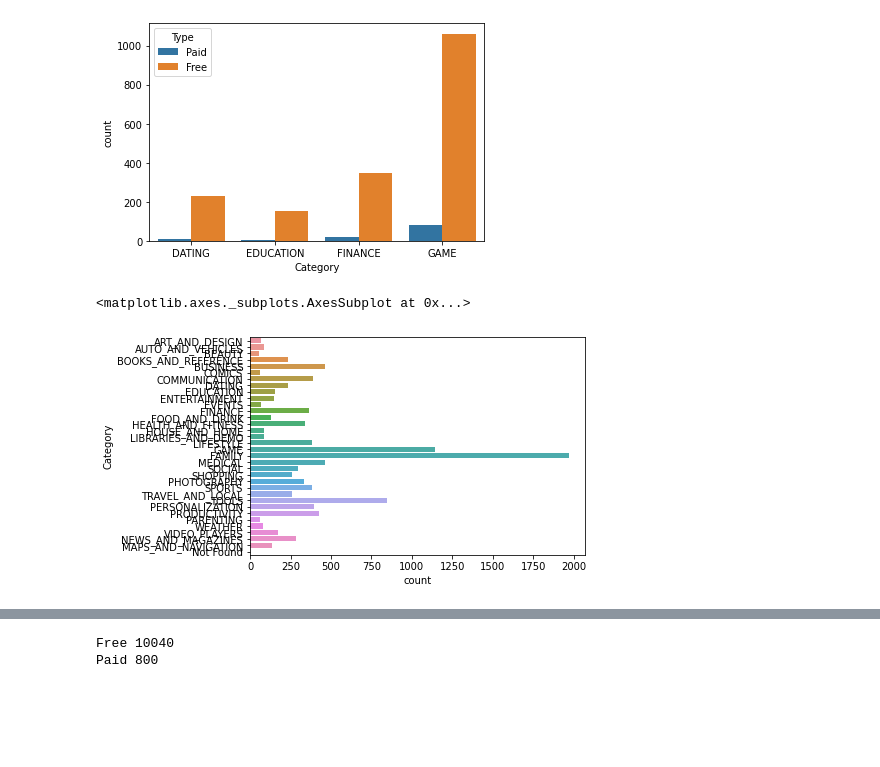
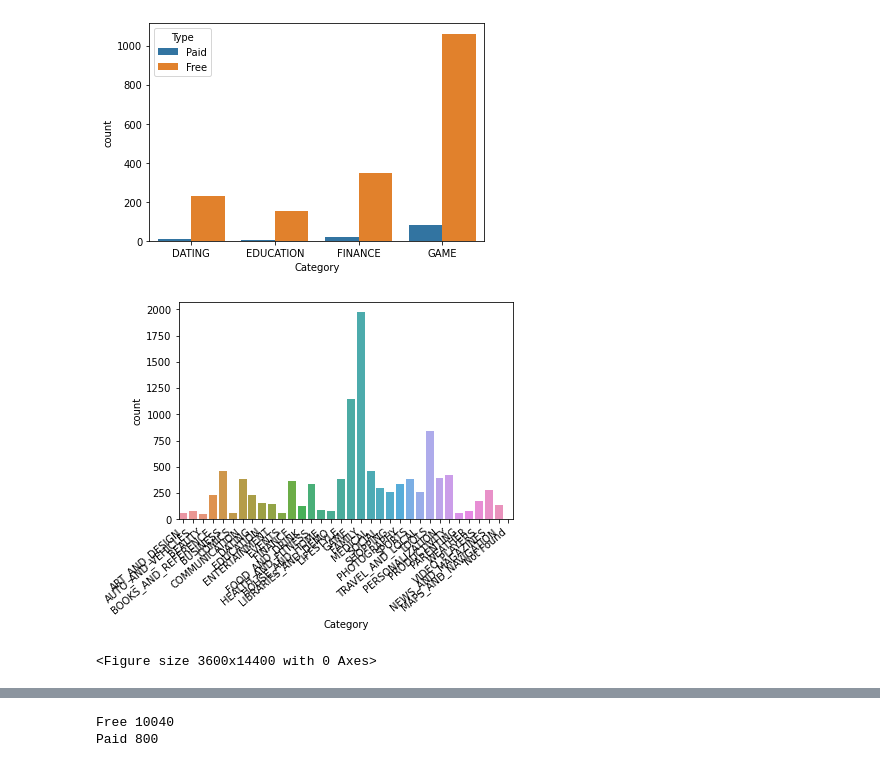
Before and after one commit to ayushxx7/pandas-course-project, a Jupyter notebook: zerotopandas_course_project.ipynb, the cells around one changed output, grey strips where cells are left out. Cells and saved outputs as stored; diff of their text form; code cells hidden in the pictures; blank space fills up the shorter version.

```diff
--- a/zerotopandas_course_project.ipynb
+++ b/zerotopandas_course_project.ipynb
@@ -374,8 +374,18 @@ sns.countplot(x="Category", hue="Type", data=df.loc[(df.Category == "EDUCATION")
 # %% [output]
 <matplotlib.axes._subplots.AxesSubplot at 0x...>
 [figure]
-# %%
-sns.countplot(y="Category", data=df)
-# %% [output]
-<matplotlib.axes._subplots.AxesSubplot at 0x...>
-[figure, removed]
+# %%
+# sns.countplot(y="Category", data=df)
+
+import matplotlib.pyplot as plt
+
+
+ax = sns.countplot(x="Category", data=df)
+
+ax.set_xticklabels(ax.get_xticklabels(), rotation=40, ha="right")
+# plt.tight_layout()
+plt.figure(figsize=(50,200))
+plt.show()
+# %% [output]
+[figure, added]
+<Figure size 3600x14400 with 0 Axes>
```
Also changed, not shown: parts of 7 cells of this notebook.
